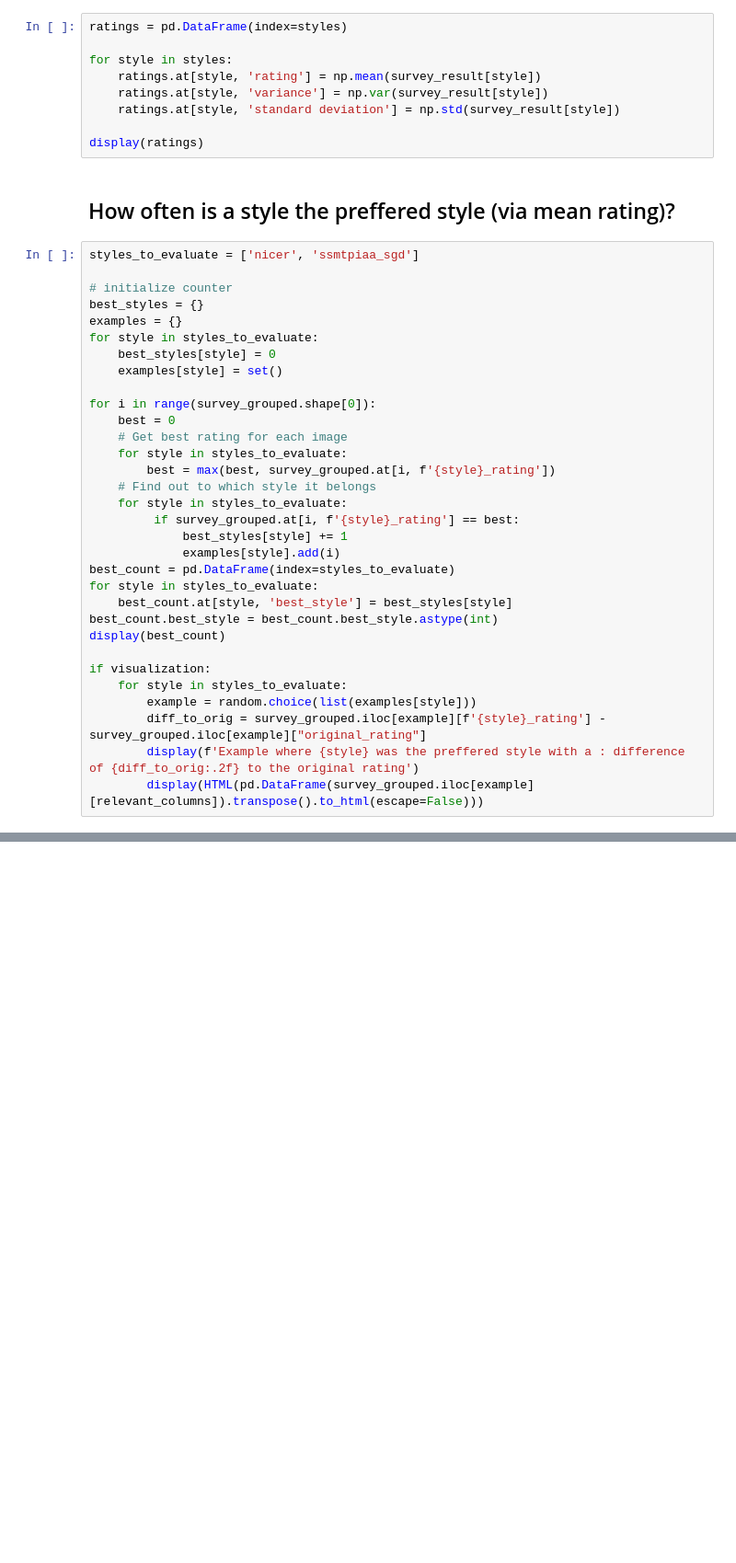
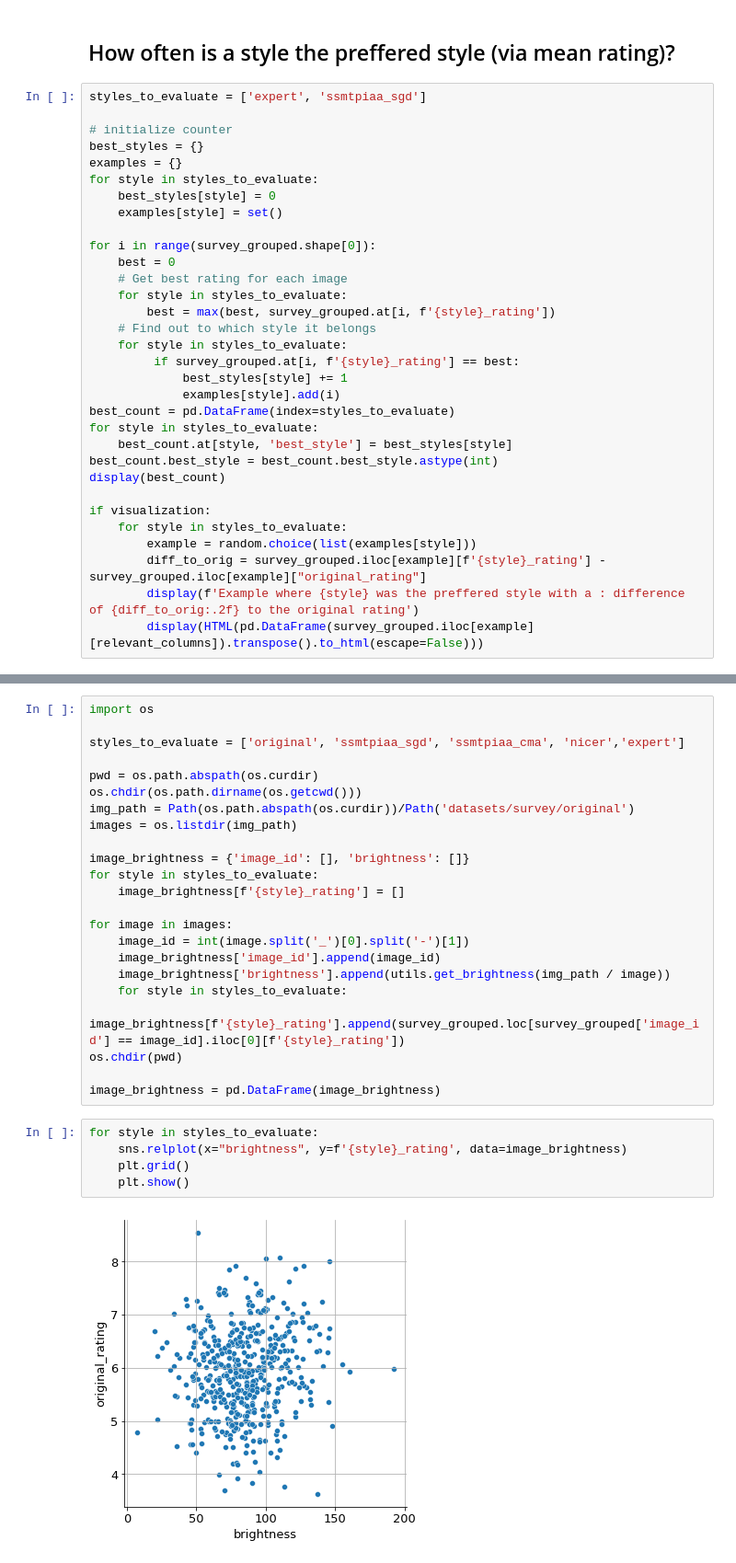
Before and after one commit to TimSeizinger/NICER, a Jupyter notebook: analysis/survey_evaluation.ipynb, the cells around one changed output, grey strips where cells are left out. Shown: that part at 92% size. Cells and saved outputs as stored; diff of their text form; blank space fills up the shorter version.

```diff
--- a/analysis/survey_evaluation.ipynb
+++ b/analysis/survey_evaluation.ipynb
@@ -148,16 +439,7 @@ if visualization:
-# %%
-ratings = pd.DataFrame(index=styles)
-
-for style in styles:
-    ratings.at[style, 'rating'] = np.mean(survey_result[style])
-    ratings.at[style, 'variance'] = np.var(survey_result[style])
-    ratings.at[style, 'standard deviation'] = np.std(survey_result[style])
-
-display(ratings)
 # %% [markdown]
 ## How often is a style the preffered style (via mean rating)?
 # %%
-styles_to_evaluate = ['nicer', 'ssmtpiaa_sgd']
+styles_to_evaluate = ['expert', 'ssmtpiaa_sgd']
 
 # initialize counter
 best_styles = {}
@@ -190,0 +483,30 @@ if visualization:
+# %%
+import os
+
+styles_to_evaluate = ['original', 'ssmtpiaa_sgd', 'ssmtpiaa_cma', 'nicer','expert']
+
+pwd = os.path.abspath(os.curdir)
+os.chdir(os.path.dirname(os.getcwd()))
+img_path = Path(os.path.abspath(os.curdir))/Path('datasets/survey/original')
+images = os.listdir(img_path)
+
+image_brightness = {'image_id': [], 'brightness': []}
+for style in styles_to_evaluate:
+    image_brightness[f'{style}_rating'] = []
+
+for image in images:
+    image_id = int(image.split('_')[0].split('-')[1])
+    image_brightness['image_id'].append(image_id)
+    image_brightness['brightness'].append(utils.get_brightness(img_path / image))
+    for style in styles_to_evaluate:
+        image_brightness[f'{style}_rating'].append(survey_grouped.loc[survey_grouped['image_id'] == image_id].iloc[0][f'{style}_rating'])
+os.chdir(pwd)
+
+image_brightness = pd.DataFrame(image_brightness)
+# %%
+for style in styles_to_evaluate:
+    sns.relplot(x="brightness", y=f'{style}_rating', data=image_brightness)
+    plt.grid()
+    plt.show()
+# %% [output]
+[figure, added]
```
Also changed, not shown: parts of 41 cells of this notebook, 23 other files.
